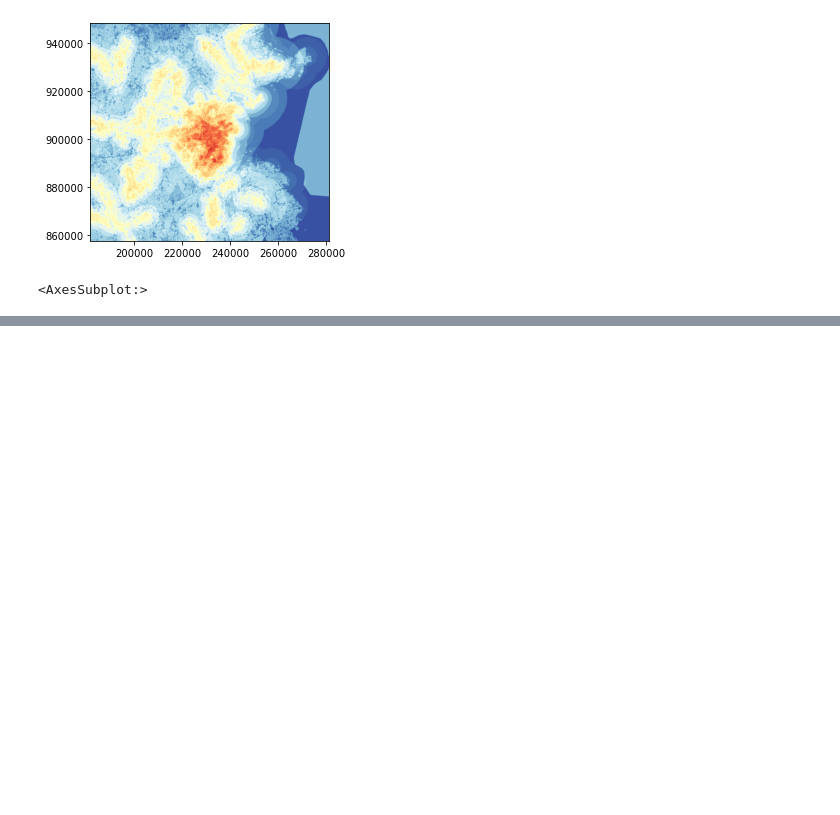
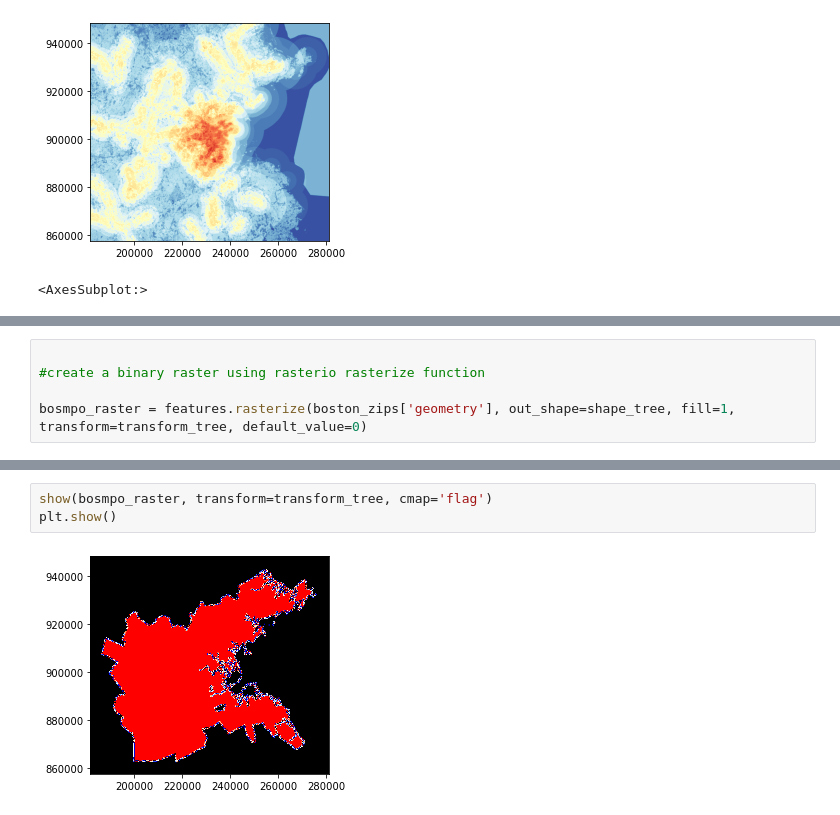
Before and after one commit to gingerleib/outdoor-recreation, a Jupyter notebook: Outdoor_Rec_Analysis.ipynb, the cells around one changed output, grey strips where cells are left out. Saved outputs shown, nothing was run; the diff lists cells and outputs as text; blank space fills up the shorter version.

```diff
--- a/Outdoor_Rec_Analysis.ipynb
+++ b/Outdoor_Rec_Analysis.ipynb
@@ -760,0 +770,5 @@ show(weighted_or, transform=transform_tree, cmap='RdYlBu_r')
+# %%
+
+#create a binary raster using rasterio rasterize function
+
+bosmpo_raster = features.rasterize(boston_zips['geometry'], out_shape=shape_tree, fill=1, transform=transform_tree, default_value=0)
@@ -760,0 +789,5 @@ show(weighted_or, transform=transform_tree, cmap='RdYlBu_r')
+# %%
+show(bosmpo_raster, transform=transform_tree, cmap='flag')
+plt.show()
+# %% [output]
+[figure, added]
```
Also changed, not shown: parts of 4 cells of this notebook.
